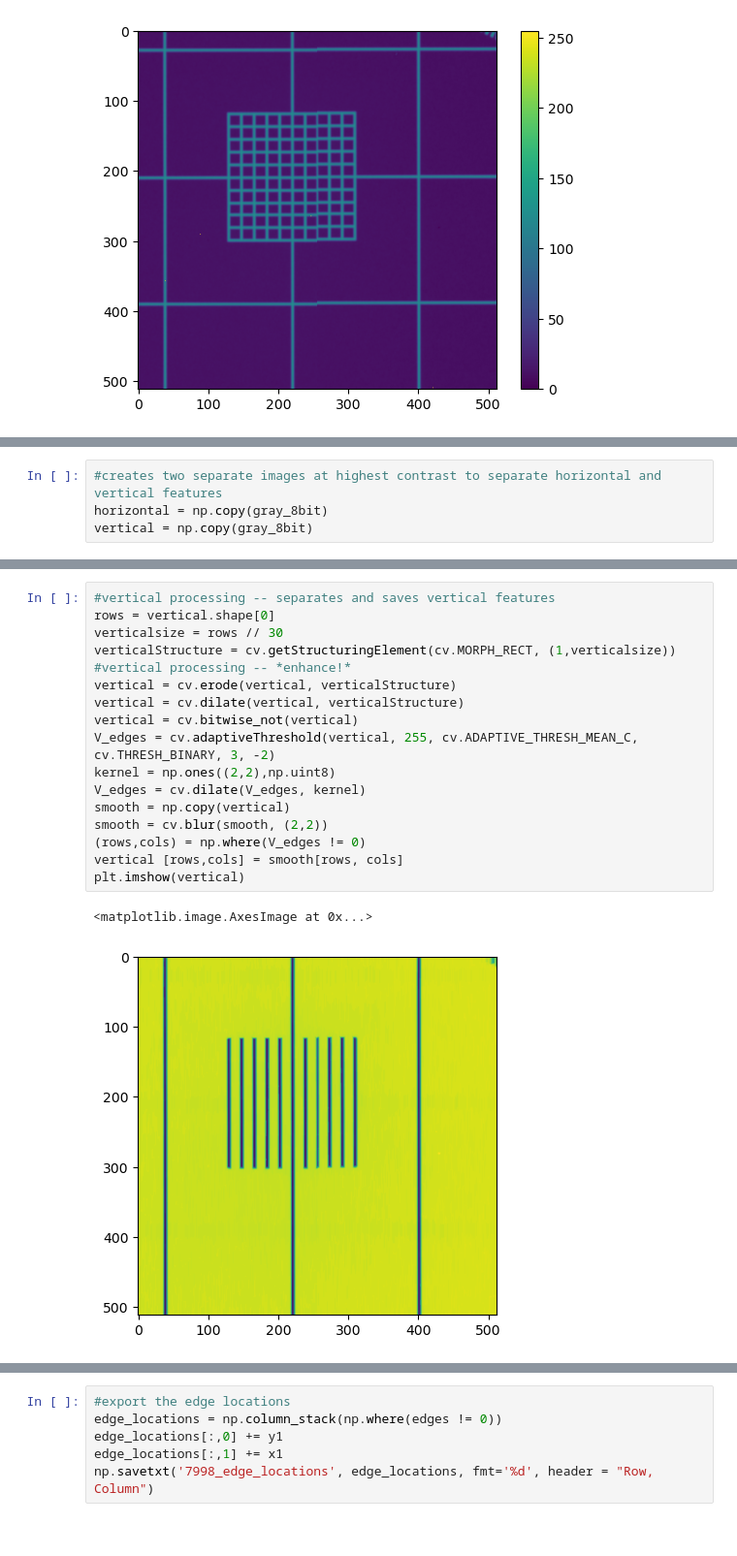
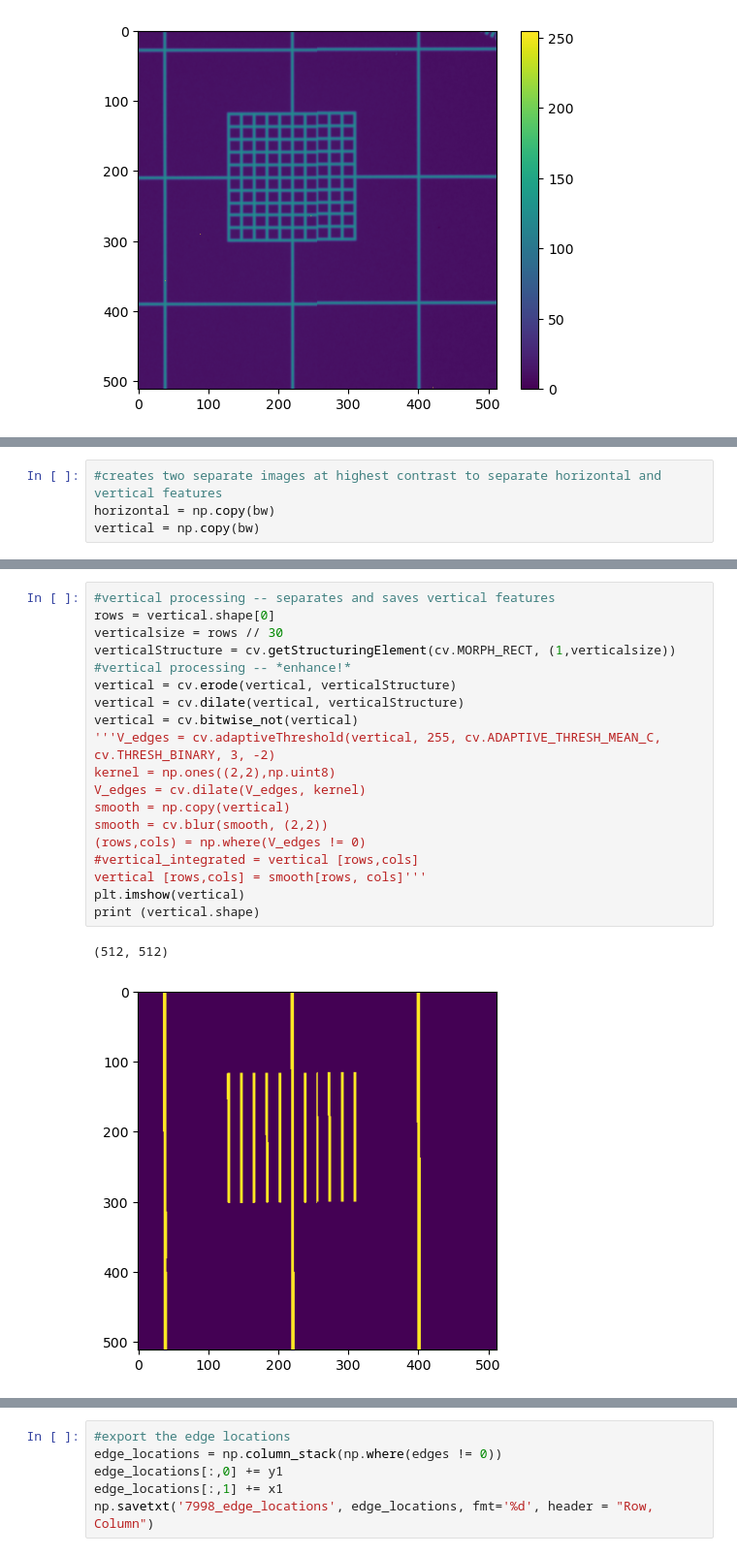
Before and after one commit to ornlneutronimaging/MCP_Sensor_Resolution, a Jupyter notebook: Braggsr/devCVresolution_combined.ipynb, the cells around one changed output, grey strips where cells are left out. Shown at 97% size. Saved outputs shown, nothing was run; the diff lists cells and outputs as text.

```diff
--- a/Braggsr/devCVresolution_combined.ipynb
+++ b/Braggsr/devCVresolution_combined.ipynb
@@ -58,7 +60,7 @@ plt.imshow(bw, cmap='gray')'''
 # %%
 #creates two separate images at highest contrast to separate horizontal and vertical features
-horizontal = np.copy(gray_8bit)
-vertical = np.copy(gray_8bit)
+horizontal = np.copy(bw)
+vertical = np.copy(bw)
 # %%
 #horizontal processing -- separates and saves horizontal features
 cols = horizontal.shape[1]
@@ -81,23 +84,25 @@ plt.imshow(horizontal)
 # %%
 #vertical processing -- separates and saves vertical features
 rows = vertical.shape[0]
 verticalsize = rows // 30
 verticalStructure = cv.getStructuringElement(cv.MORPH_RECT, (1,verticalsize))
 #vertical processing -- *enhance!*
 vertical = cv.erode(vertical, verticalStructure)
 vertical = cv.dilate(vertical, verticalStructure)
 vertical = cv.bitwise_not(vertical)
-V_edges = cv.adaptiveThreshold(vertical, 255, cv.ADAPTIVE_THRESH_MEAN_C, cv.THRESH_BINARY, 3, -2)
+'''V_edges = cv.adaptiveThreshold(vertical, 255, cv.ADAPTIVE_THRESH_MEAN_C, cv.THRESH_BINARY, 3, -2)
 kernel = np.ones((2,2),np.uint8)
 V_edges = cv.dilate(V_edges, kernel)
 smooth = np.copy(vertical)
 smooth = cv.blur(smooth, (2,2))
 (rows,cols) = np.where(V_edges != 0)
-vertical [rows,cols] = smooth[rows, cols]
+#vertical_integrated = vertical [rows,cols]
+vertical [rows,cols] = smooth[rows, cols]'''
 plt.imshow(vertical)
+print (vertical.shape)
 # %% [output]
-<matplotlib.image.AxesImage at 0x...>
+(512, 512)
-[figure, old version]
+[figure, new version]
 # %%
 #Recombines the horizontal and vertical images into a single processed and edge-optimized image using
 #OpenCV "addWeighted" function
```
Also changed, not shown: parts of 7 cells of this notebook, 1 other file.
